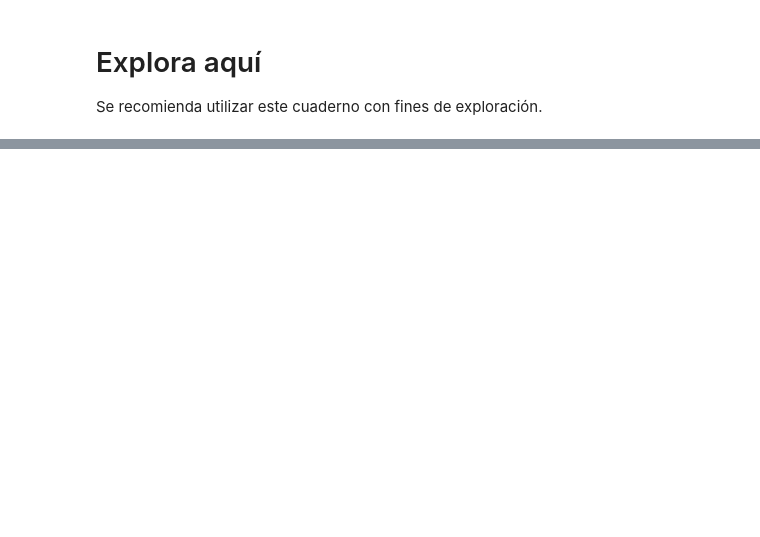
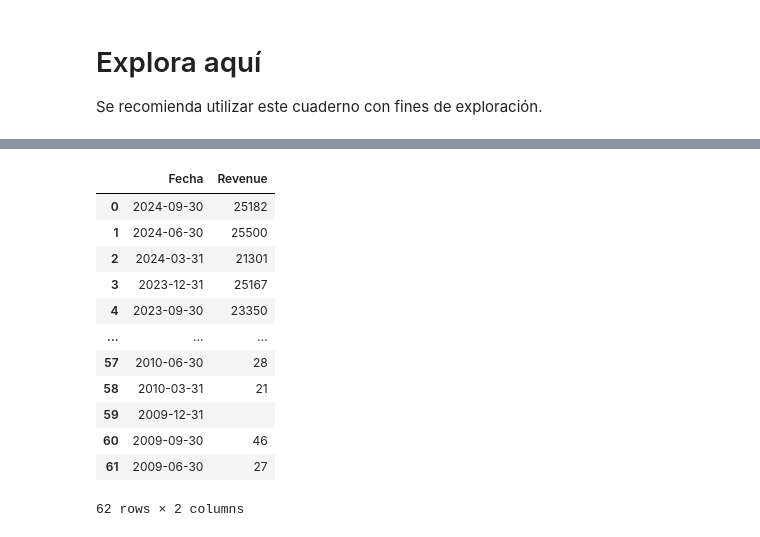
Before and after one commit to sopasoup/Web-scrapping-revenue-TESLA, a Jupyter notebook: src/explore.es.ipynb, the cells around one changed output, grey strips where cells are left out. Saved outputs shown, nothing was run; the diff lists cells and outputs as text; code cells hidden in the pictures; blank space fills up the shorter version.

```diff
--- a/src/explore.es.ipynb
+++ b/src/explore.es.ipynb
@@ -25,0 +13,13 @@ html_content
+# %%
+url = 'https://www.macrotrends.net/stocks/charts/TSLA/tesla/revenue'
+
+response = requests.get(url)
+print(response.status_code)
+
+if response.status_code == 403:
+    headers = {'User-Agent':"Mozilla/5.0 (Macintosh; Intel Mac OS X 10_11_5) AppleWebKit/537.36 (KHTML, like Gecko) Chrome/50.0.2661.102 Safari/537.36"}
+    request = requests.get(url,headers=headers)
+    time.sleep(5)
+    html_data = request.text
+    print(request.status_code)
+html_data
@@ -25,0 +30,3 @@ html_content
+# %%
+soup = BeautifulSoup(html_data,'html.parser')
+soup
@@ -25,0 +51,3 @@ html_content
+# %%
+todas_las_tablas = soup.find_all('table')
+todas_las_tablas
@@ -25,0 +100,27 @@ html_content
+# %%
+import pandas as pd
+df_tesla = pd.DataFrame(columns=['Fecha','Revenue'])
+
+#iterar por la tabla para extraer los valores
+
+for row in todas_las_tablas[indice_tabla].tbody.find_all('tr'):
+    col = row.find_all('td')
+    if col != []:
+        Fecha = col[0].text
+        Revenue = col[1].text.replace('$','').replace(' ','').replace(',','')
+        df_tesla = pd.concat([df_tesla,pd.DataFrame({'Fecha':Fecha,'Revenue':Revenue},index=[0])],ignore_index=True)
+df_tesla
+# %% [output]
+|  | Fecha | Revenue |
+| 0 | 2024-09-30 | 25182 |
+| 1 | 2024-06-30 | 25500 |
+| 2 | 2024-03-31 | 21301 |
+| 3 | 2023-12-31 | 25167 |
+| 4 | 2023-09-30 | 23350 |
+| ... | ... | ... |
+| 57 | 2010-06-30 | 28 |
+| 58 | 2010-03-31 | 21 |
+| 59 | 2009-12-31 |  |
+| 60 | 2009-09-30 | 46 |
+| 61 | 2009-06-30 | 27 |
+62 rows × 2 columns
```
Also changed, not shown: parts of 19 cells of this notebook, 2 other files.
